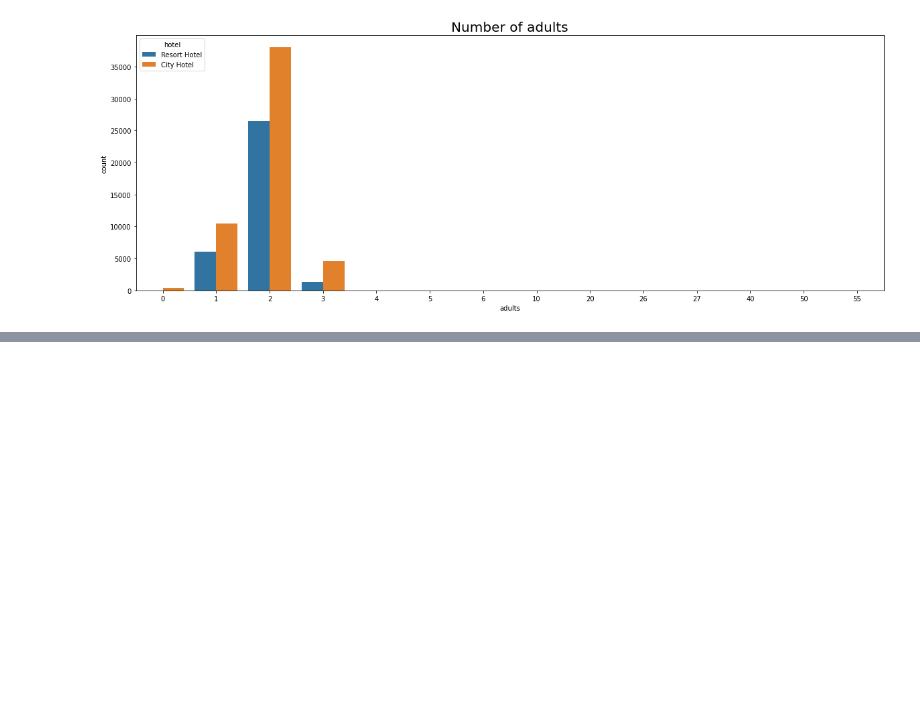
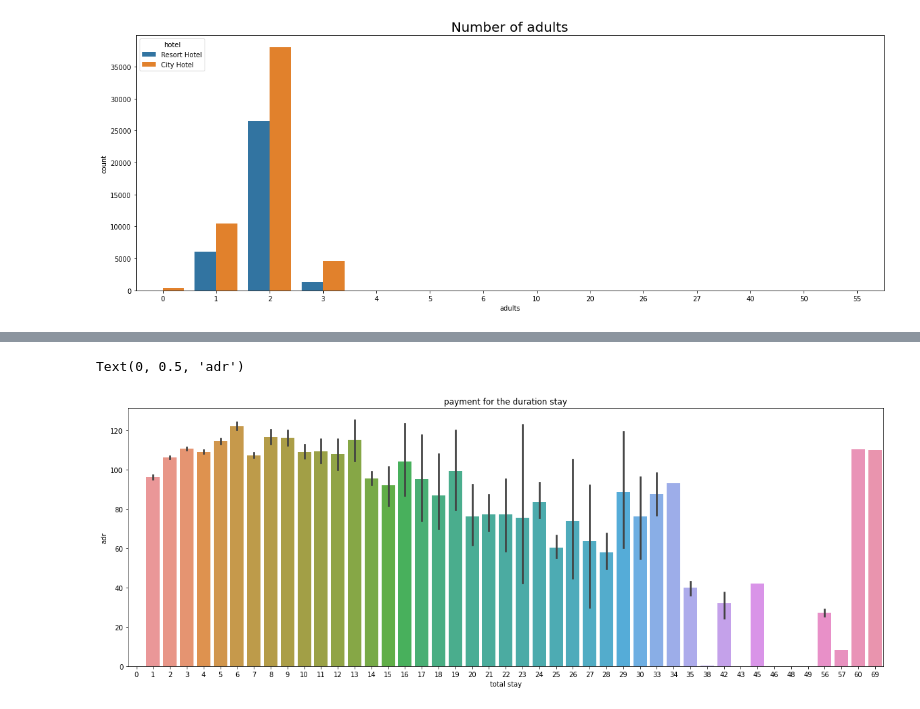
Before and after one commit to Singh-Pravin/Hotel-Booking-Analysis---EDA, a Jupyter notebook: Hotel_Booking_Analysis_Capstone_Project.ipynb, the cells around one changed output, grey strips where cells are left out. Cells and saved outputs as stored; diff of their text form; code cells hidden in the pictures; blank space fills up the shorter version.

```diff
--- a/Hotel_Booking_Analysis_Capstone_Project.ipynb
+++ b/Hotel_Booking_Analysis_Capstone_Project.ipynb
@@ -468,0 +607,8 @@ plt.show()
+# %%
+sns.barplot(x='total stay', y='adr', data=df1)
+plt.title('payment for the duration stay')
+plt.xlabel('total stay')
+plt.ylabel('adr')
+# %% [output]
+Text(0, 0.5, 'adr')
+[figure, added]
```
Also changed, not shown: parts of 99 cells of this notebook.
